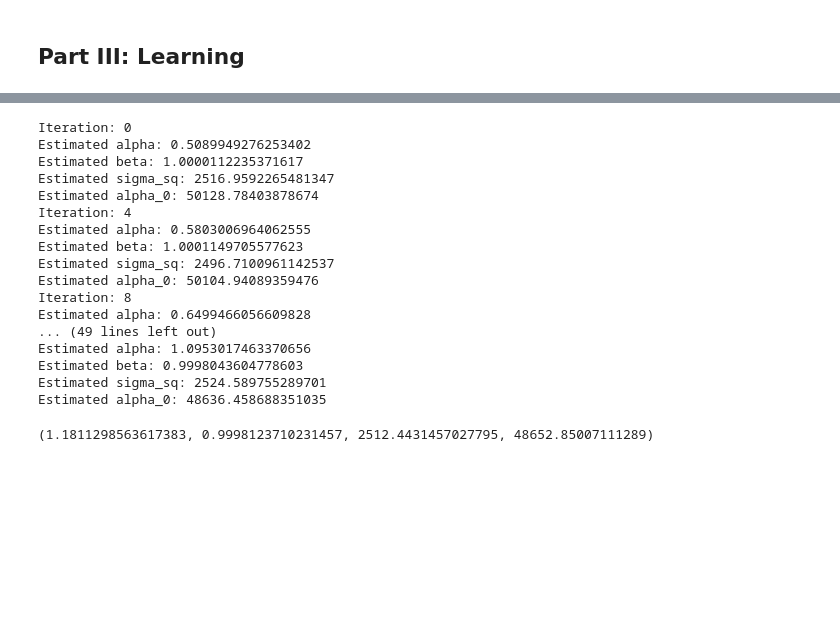
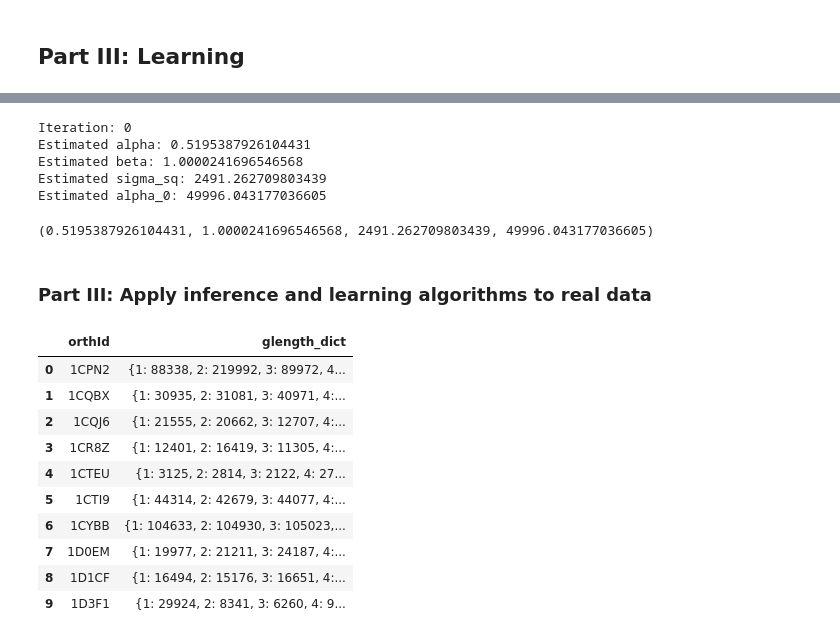
Before and after one commit to nygaardlarsen/ModCompExam, a Jupyter notebook: correct_J_h_implementation.ipynb, the cells around one changed output, grey strips where cells are left out. Saved outputs shown, nothing was run; the diff lists cells and outputs as text; code cells hidden in the pictures; blank space fills up the shorter version.

```diff
--- a/correct_J_h_implementation.ipynb
+++ b/correct_J_h_implementation.ipynb
@@ -443,8 +488,9 @@ def hard_assignment_EM(n, alpha_init, beta_init, sigma_sq_init, alpha_0_init, ro
         single_dataset = df.iloc[:, 0]
         leaves = [node for node in G.nodes if G.out_degree(node) == 0]
         X_values = single_dataset[leaves]
+        X_indices = leaves
 
-        J_hat_z, h_hat_z = inference_algorithm(G, alpha, beta, sigma_sq, alpha_0, X_values, root)
+        J_hat_z, h_hat_z = inference_algorithm(G, alpha, beta, sigma_sq, alpha_0, X_indices, X_values, root)
         alpha_0_hat, _ = information_to_standard(J_hat_z, h_hat_z, root)
         alpha_hat, beta_hat, sigma_sq_hat = estimate_alpha_beta_sigma2(df)
 
@@ -461,23 +507,38 @@ def hard_assignment_EM(n, alpha_init, beta_init, sigma_sq_init, alpha_0_init, ro
 
     return alpha, beta, sigma_sq, alpha_0
 
-hard_assignment_EM(50, 0.5, 1, 2500, 50000)
+hard_assignment_EM(1, 0.5, 1, 2500, 50000)
 # %% [output]
 Iteration: 0
-Estimated alpha: 0.5089949276253402
-Estimated beta: 1.0000112235371617
-Estimated sigma_sq: 2516.9592265481347
-Estimated alpha_0: 50128.78403878674
-Iteration: 4
-Estimated alpha: 0.5803006964062555
-Estimated beta: 1.0001149705577623
-Estimated sigma_sq: 2496.7100961142537
-Estimated alpha_0: 50104.94089359476
-Iteration: 8
-Estimated alpha: 0.6499466056609828
-... (49 lines left out)
-Estimated alpha: 1.0953017463370656
-Estimated beta: 0.9998043604778603
-Estimated sigma_sq: 2524.589755289701
-Estimated alpha_0: 48636.458688351035
+Estimated alpha: 0.5195387926104431
+Estimated beta: 1.0000241696546568
+Estimated sigma_sq: 2491.262709803439
+Estimated alpha_0: 49996.043177036605
-(1.1811298563617383, 0.9998123710231457, 2512.4431457027795, 48652.85007111289)
+(0.5195387926104431, 1.0000241696546568, 2491.262709803439, 49996.043177036605)
+# %% [markdown]
+### Part III: Apply inference and learning algorithms to real data
+# %%
+def split_gene_data(tree, vert_genes):
+    data = pd.merge(tree, vert_genes, on='species', how='inner')
+    rows = []
+    for orth_id, group in data.groupby('orthId'):
+        child_glength = dict(zip(group['Child'], group['glength']))
+        rows.append({'orthId': orth_id, 'glength_dict': child_glength})
+
+    return pd.DataFrame(rows)
+
+real_data = split_gene_data(tree, vert_genes)
+
+real_data
+# %% [output]
+|  | orthId | glength_dict |
+| 0 | 1CPN2 | {1: 88338, 2: 219992, 3: 89972, 4... |
+| 1 | 1CQBX | {1: 30935, 2: 31081, 3: 40971, 4:... |
+| 2 | 1CQJ6 | {1: 21555, 2: 20662, 3: 12707, 4:... |
+| 3 | 1CR8Z | {1: 12401, 2: 16419, 3: 11305, 4:... |
+| 4 | 1CTEU | {1: 3125, 2: 2814, 3: 2122, 4: 27... |
+| 5 | 1CTI9 | {1: 44314, 2: 42679, 3: 44077, 4:... |
+| 6 | 1CYBB | {1: 104633, 2: 104930, 3: 105023,... |
+| 7 | 1D0EM | {1: 19977, 2: 21211, 3: 24187, 4:... |
+| 8 | 1D1CF | {1: 16494, 2: 15176, 3: 16651, 4:... |
+| 9 | 1D3F1 | {1: 29924, 2: 8341, 3: 6260, 4: 9... |
```
Also changed, not shown: parts of 12 cells of this notebook, 1 other file.
